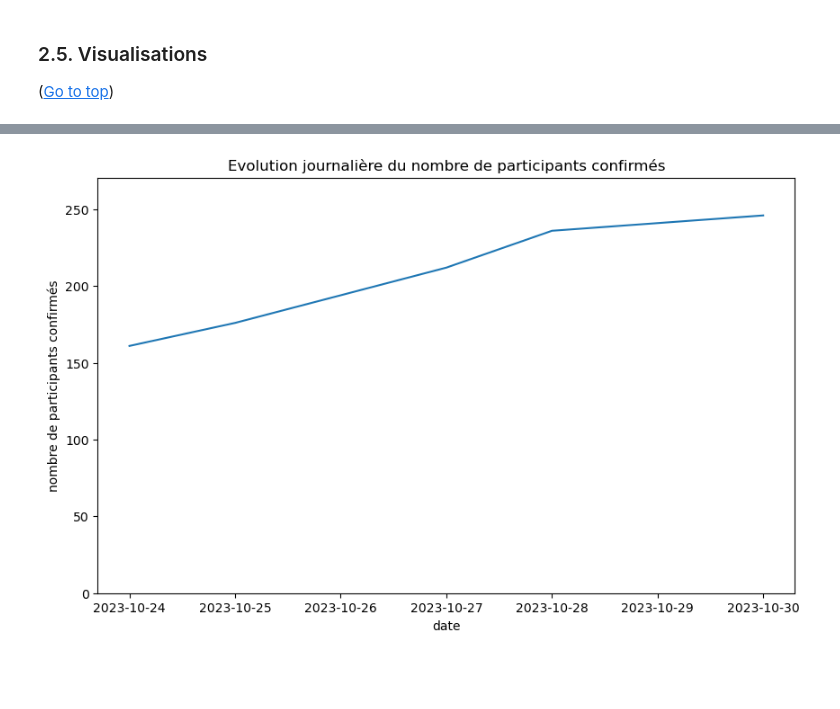
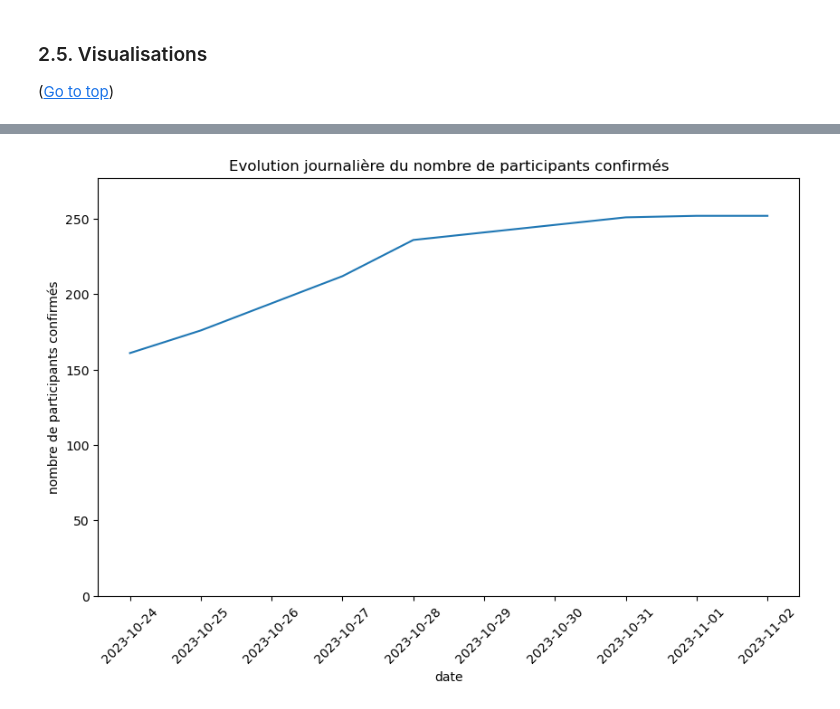
Before and after one commit to peanutbatard/scraping, a Jupyter notebook: 2023-11 ploërmel daymat/open_ploermel.ipynb, the cells around one changed output, grey strips where cells are left out. Cells and saved outputs as stored; diff of their text form; code cells hidden in the pictures; blank space fills up the shorter version.

```diff
--- a/2023-11 ploërmel daymat/open_ploermel.ipynb
+++ b/2023-11 ploërmel daymat/open_ploermel.ipynb
@@ -187,12 +166,38 @@ def structure_data(cat_list, comp_type):
 
         cat_data = cat_list[n].split('\n')
 
+        # getting rid of substrings that add annoying elements in cat_data (will need to find a smarter way to deal with this)
         for string in ['certif ok'
+                       , 'Certif OK'
+                       , 'Certif ok'
+                       , 'avec les adultes ? Certif OK'
                        , 'j\'essaye de faire venir les master avec vous 2'
                        , 'avec les adultes pour avoir 3 combats ?'
                        , 'en master 1 ?'
+                       , 'avec les autres juniors en bleue/blanc ?'
+                       , 'avec thomas en master 1 ?'
+                       , 'avec les autres - 76 plus jeunes ?'
+                       , 'avec Thomas en master 1 ?'
+                       , 'quel poids exactement ?'
+                       , 'avec les - 73 master 1 ?'
+                       , 'avec William en master 2 ?'
+                       , 'avec Mathieu en Master 2 (1 combats) ou en adultes et beaucoup de combats !'
+                       , 'avec Yvonnick en master 2 ? voir même tous les master - 70 ensemble'
+                       , 'avec les adultes ?'
+                       , 'avec les adultes avec une décharge des parents'
+                       , 'partenaire de Titouan'
+                       , 'avec les master 1 ?'
+                       , 'j\'ai Xavier de ton âge mais 95 kg'
+                       , 'avec le - 56 ?'
+                       , 'avec les - 61 adultes si décharde signée des parents ?'
+                       , 'quel poids exactement ?'
+                       , '75 kg'
+                       , 'avec les noires si accord ?'
+                       , 'violette'
+                       , 'Nellys Tonco, certif ok'
+                       , 'Bracket'
                        , 'Ribeiro Jiujitsu'
-                      ]: # getting rid of substrings that add annoying elements in cat_data
+                      ]:
 
             while True: # loop because might need to remove it multiple times
                 try:
@@ -215,7 +220,11 @@ def structure_data(cat_list, comp_type):
         for k in range(app_reg_count):
             fighter_list.append(cat_data[5 + (8 * k)].lower())
             country_list.append(cat_data[6 + (8 * k)].lower())
-            age_list.append(int(cat_data[8 + (8 * k)].split(' years')[0]))
+            # if missing age then null
+            try:
+                age_list.append(int(cat_data[8 + (8 * k)].split(' years')[0]))
+            except ValueError:
+                age_list.append(np.nan)
             team_list.append(cat_data[9 + (8 * k)].lower())
         df_dict[n] = pd.DataFrame(data = {'nom': fighter_list
                                           , 'pays': country_list
@@ -245,6 +254,8 @@ def structure_data(cat_list, comp_type):
         age_group = cat_name.split(' / ')[2].strip()
         weight_class = cat_name.split(' / ')[3].strip()
 
+        # if missing age then need default team name (will need to find a way to deal with this)
+        df_dict[n]['team'] = np.where(df_dict[n]['age'].isna(), 'unknown', df_dict[n]['team'])
         df_dict[n]['sexe'] = gender
         df_dict[n]['ceinture'] = belt
         df_dict[n]['groupe_age'] = age_group
@@ -467,18 +490,18 @@ plt.show()
 # %%
 df = (df_fighters
       .groupby('snapshot_date', as_index = False)
       .agg({'nom': 'nunique'})
       .rename(columns = {'nom': 'participants_confirmes', 'snapshot_date': 'date'})
      )
 
 fig, ax = plt.subplots(figsize = (10, 6))
 ax = sns.lineplot(data = df, x = 'date', y = 'participants_confirmes')
 ax.set(title = f'Evolution journalière du nombre de participants confirmés'
        , xlabel = 'date'
        , ylabel = 'nombre de participants confirmés'
        , ylim = (0, df['participants_confirmes'].max() * 1.1)
-
       )
+plt.xticks(rotation = 45)
 plt.show()
 # %% [output]
-[figure, old version]
+[figure, new version]
```
Also changed, not shown: parts of 17 cells of this notebook, 1 other file.
